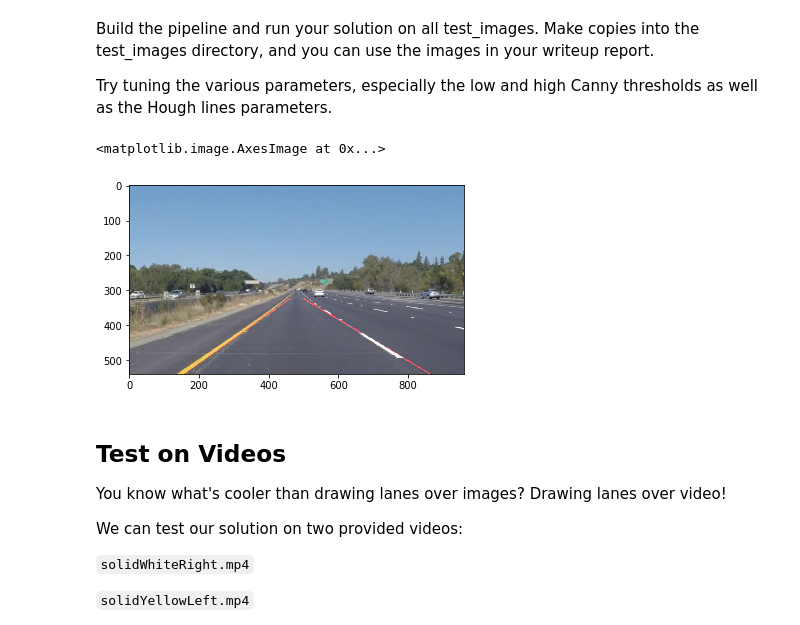
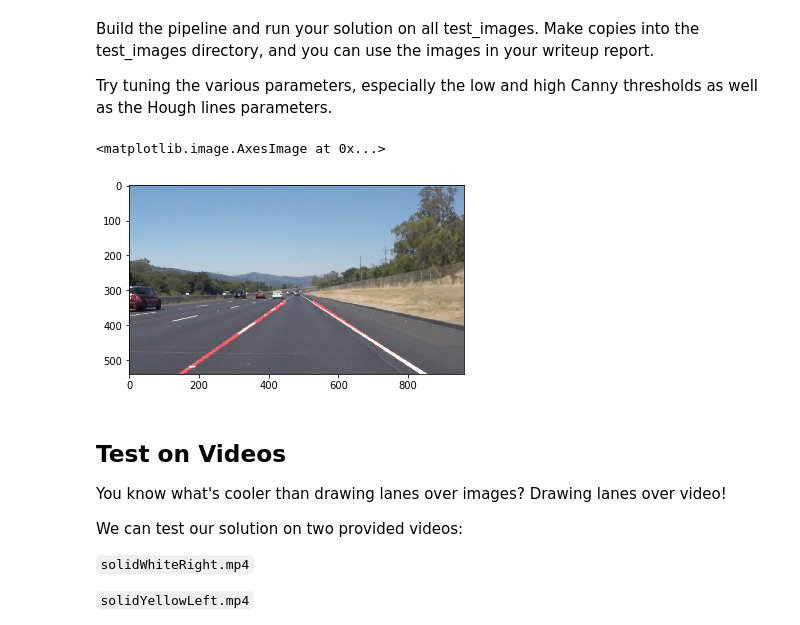
Before and after one commit to carlosbkm/CarND-LaneLines-P1, a Jupyter notebook: P1.ipynb, the cells around one changed output. Drawn from its saved outputs; the diff is of its cells as text; code cells hidden in the pictures.

Commit message:
Adjusted linees thickness and upper limit

```diff
--- a/P1.ipynb
+++ b/P1.ipynb
@@ -81,7 +81,7 @@ Below are some helper functions to help get you started. They should look famili
 # %%
 import math
 
-UPPER_FACTOR = 0.6
+UPPER_FACTOR = 0.62
 
 def grayscale(img):
     """Applies the Grayscale transform
@@ -126,7 +126,7 @@ def region_of_interest(img, vertices):
     return masked_image
 
 
-def draw_lines(img, lines, color=[255, 0, 0], thickness=2):
+def draw_lines(img, lines, color=[255, 0, 0], thickness=7):
     """
     NOTE: this is the function you might want to use as a starting point once you want to
     average/extrapolate the line segments you detect to map out the full
@@ -251,35 +251,35 @@ def draw_lines_on_image(image):
     smoothed_image = gaussian_blur(gray_image, 5)
     # Find edges with Canny
     edges_image = canny(smoothed_image, 50, 150)
     # Apply shape mask
 
     #bot_left, bot_right, apex_right, apex_left
     bot_left = (0,imshape[0])
     apex_left = (450, imshape[0] * UPPER_FACTOR)
     apex_right = (490, imshape[0] * UPPER_FACTOR)
     bottom_right = (imshape[1],imshape[0])
     vertices = np.array([[bot_left, apex_left, apex_right, bottom_right]], dtype=np.int32)
     masked_image = region_of_interest(edges_image, vertices)
     #color_image = region_of_interest(image, vertices)
     #plt.imshow(color_image)
     # Hough transform
     rho = 1
     theta = 2 * np.pi/180
     threshold = 15
     min_line_len = 50
     max_line_gap = 40
 
     return hough_lines(masked_image, rho, theta, threshold, min_line_len, max_line_gap)
 
 directory = 'test_images/'
-image_name = os.listdir(directory)[4]
+image_name = os.listdir(directory)[1]
 image = mpimg.imread(directory + image_name)
 
 image_with_lines = draw_lines_on_image(image)
 plt.imshow(weighted_img(image, image_with_lines, 3, 1, 0))
 # %% [output]
 <matplotlib.image.AxesImage at 0x...>
-[figure, old version]
+[figure, new version]
 # %% [markdown]
 ## Test on Videos
 
```
